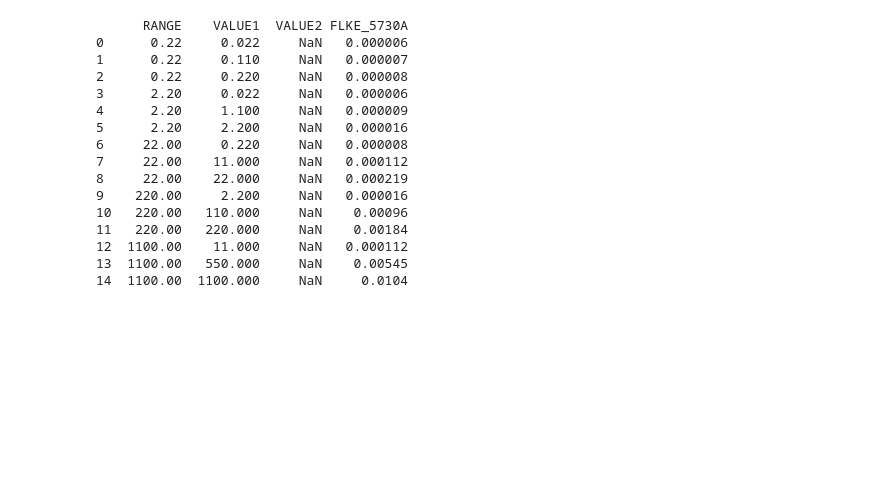
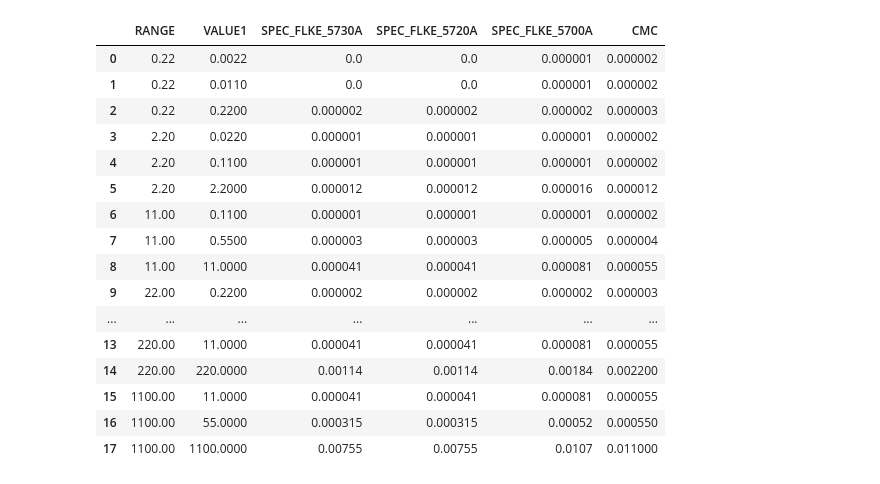
Before and after one commit to PaulFilms/FLEXICAL_WEB, a Jupyter notebook: TYP_B.ipynb, the cells around one changed output. Saved outputs shown, nothing was run; the diff lists cells and outputs as text; code cells hidden in the pictures; blank space fills up the shorter version.

Commit message:
Changes to be committed: 	modified:   TYP_B.ipynb 	modified:   app.py 	modified:   pages/CALIBRATIONS.py 	new file:   pages/CMC.py 	modified:   pages/MODELS.py 	modified:   pages/TEMPLATES.py

```diff
--- a/TYP_B.ipynb
+++ b/TYP_B.ipynb
@@ -13,43 +13,69 @@ INFO = ""
 # %%
 import pandas as pd
 import json
 from app import TABLE_DATA
 
-DATAFRAME = pd.read_csv(r'C:\Users\GONZA_PA\Desktop\VDC_POINTS.csv')
+RANGES = [0.22, 2.2, 11, 22, 220, 1100]
+DICTO = {
+    'RANGE': list(),
+    'VALUE1': list(),
+    # 'VALUE2': list(),
+}
+for value in RANGES:
+    DICTO['RANGE'].append(value)
+    DICTO['VALUE1'].append(value*0.01)
+    DICTO['RANGE'].append(value)
+    DICTO['VALUE1'].append(value*0.05)
+    DICTO['RANGE'].append(value)
+    DICTO['VALUE1'].append(value*1)
+# DATAFRAME = pd.read_csv(r'C:\Users\GONZA_PA\Desktop\VDC_POINTS.csv')
+# DATAFRAME = pd.read_csv(r'/Users/mbair/Desktop/VDC_POINTS.csv')
+DATAFRAME = pd.DataFrame(DICTO)
 # print(DATAFRAME)
 
 SQL_MODELS = supabase.table("MODELS").select("Id", "DB").execute().data
-# for model in SQL_MODELS:
-#     print(model)
 MODELS = {model['Id']: json.loads(model['DB'])['SPECIFICATIONS'] for model in SQL_MODELS}
-# print(MODELS['FLKE_5730A'])
 SPEC_FLKE_5730A = pd.DataFrame(MODELS['FLKE_5730A']['VDC_SOURCES'])
 DATAFRAME['SPEC_FLKE_5730A'] = None
-# print(SPEC_FLKE_5730A)
+SPEC_FLKE_5720A = pd.DataFrame(MODELS['FLKE_5720A']['VDC_SOURCES'])
+DATAFRAME['SPEC_FLKE_5720A'] = None
+SPEC_FLKE_5700A = pd.DataFrame(MODELS['FLKE_5700A']['VDC_SOURCES'])
+DATAFRAME['SPEC_FLKE_5700A'] = None
+
+
+SQL_PROCEDURES = supabase.table("PROCEDURES").select("Id", "DB").eq("Id", "VDC_METERS").execute().data[0]['DB']
+CMC_DF = pd.DataFrame(json.loads(SQL_PROCEDURES)['CMC'])
+
+# DATAFRAME['CMC'] = None
 
 for iloc in range(len(DATAFRAME)):
     VALUE1 = DATAFRAME.iloc[iloc]['VALUE1']
-    VALUE2 = DATAFRAME.iloc[iloc]['VALUE2']
+    # VALUE2 = DATAFRAME.iloc[iloc]['VALUE2']
+    VALUE = None
     # print(VALUE1)
     ## 5730
     DATAFRAME.at[iloc, 'SPEC_FLKE_5730A'] = TABLE_DATA.GET_VALUE(SPEC_FLKE_5730A, VALUE1, VALUE2)
+    DATAFRAME.at[iloc, 'SPEC_FLKE_5720A'] = TABLE_DATA.GET_VALUE(SPEC_FLKE_5720A, VALUE1, VALUE2)
+    DATAFRAME.at[iloc, 'SPEC_FLKE_5700A'] = TABLE_DATA.GET_VALUE(SPEC_FLKE_5700A, VALUE1, VALUE2)
+    DATAFRAME.at[iloc, 'CMC'] = TABLE_DATA.GET_VALUE(CMC_DF, VALUE1, VALUE2)
 
 
-print(DATAFRAME)
+display(DATAFRAME)
 # %% [output]
-      RANGE    VALUE1  VALUE2 FLKE_5730A
-0      0.22     0.022     NaN   0.000006
-1      0.22     0.110     NaN   0.000007
-2      0.22     0.220     NaN   0.000008
-3      2.20     0.022     NaN   0.000006
-4      2.20     1.100     NaN   0.000009
-5      2.20     2.200     NaN   0.000016
-6     22.00     0.220     NaN   0.000008
-7     22.00    11.000     NaN   0.000112
-8     22.00    22.000     NaN   0.000219
-9    220.00     2.200     NaN   0.000016
-10   220.00   110.000     NaN    0.00096
-11   220.00   220.000     NaN    0.00184
-12  1100.00    11.000     NaN   0.000112
-13  1100.00   550.000     NaN    0.00545
-14  1100.00  1100.000     NaN     0.0104
+|  | RANGE | VALUE1 | SPEC_FLKE_5730A | SPEC_FLKE_5720A | SPEC_FLKE_5700A | CMC |
+| 0 | 0.22 | 0.0022 | 0.0 | 0.0 | 0.000001 | 0.000002 |
+| 1 | 0.22 | 0.0110 | 0.0 | 0.0 | 0.000001 | 0.000002 |
+| 2 | 0.22 | 0.2200 | 0.000002 | 0.000002 | 0.000002 | 0.000003 |
+| 3 | 2.20 | 0.0220 | 0.000001 | 0.000001 | 0.000001 | 0.000002 |
+| 4 | 2.20 | 0.1100 | 0.000001 | 0.000001 | 0.000001 | 0.000002 |
+| 5 | 2.20 | 2.2000 | 0.000012 | 0.000012 | 0.000016 | 0.000012 |
+| 6 | 11.00 | 0.1100 | 0.000001 | 0.000001 | 0.000001 | 0.000002 |
+| 7 | 11.00 | 0.5500 | 0.000003 | 0.000003 | 0.000005 | 0.000004 |
+| 8 | 11.00 | 11.0000 | 0.000041 | 0.000041 | 0.000081 | 0.000055 |
+| 9 | 22.00 | 0.2200 | 0.000002 | 0.000002 | 0.000002 | 0.000003 |
+| ... | ... | ... | ... | ... | ... | ... |
+| 13 | 220.00 | 11.0000 | 0.000041 | 0.000041 | 0.000081 | 0.000055 |
+| 14 | 220.00 | 220.0000 | 0.00114 | 0.00114 | 0.00184 | 0.002200 |
+| 15 | 1100.00 | 11.0000 | 0.000041 | 0.000041 | 0.000081 | 0.000055 |
+| 16 | 1100.00 | 55.0000 | 0.000315 | 0.000315 | 0.00052 | 0.000550 |
+| 17 | 1100.00 | 1100.0000 | 0.00755 | 0.00755 | 0.0107 | 0.011000 |
```
Also changed, not shown: parts of 2 cells of this notebook, 5 other files.
